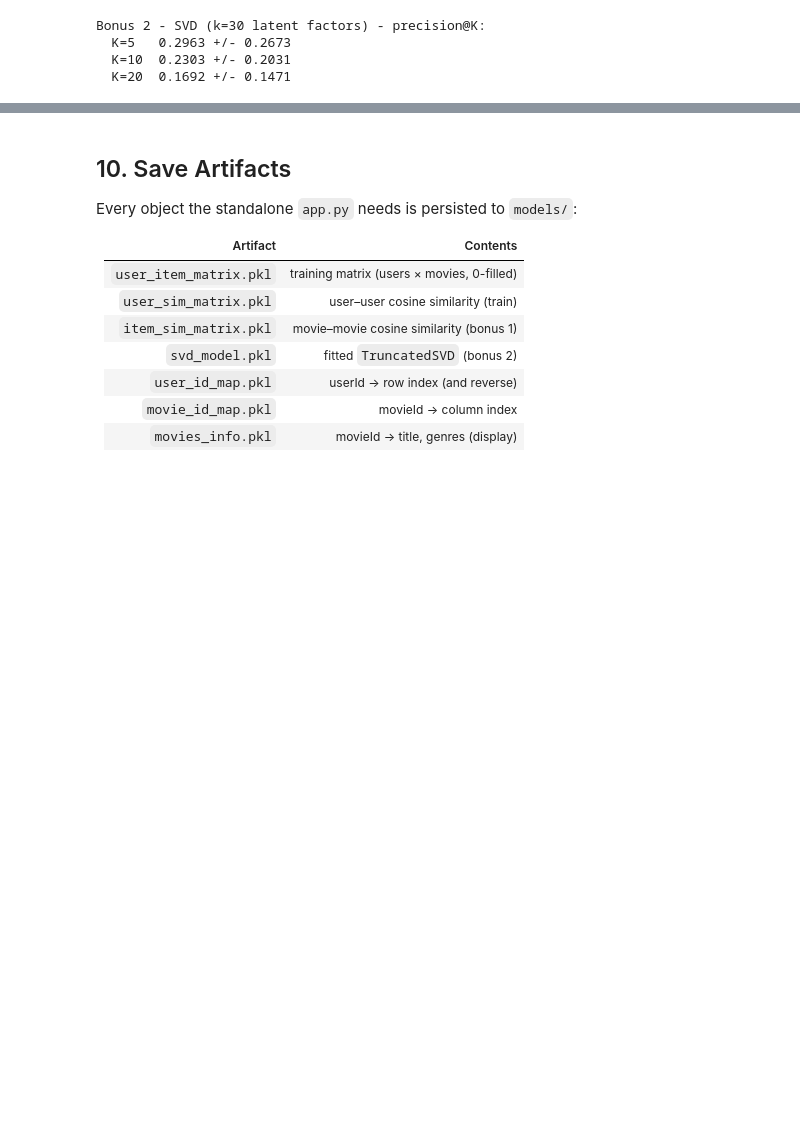
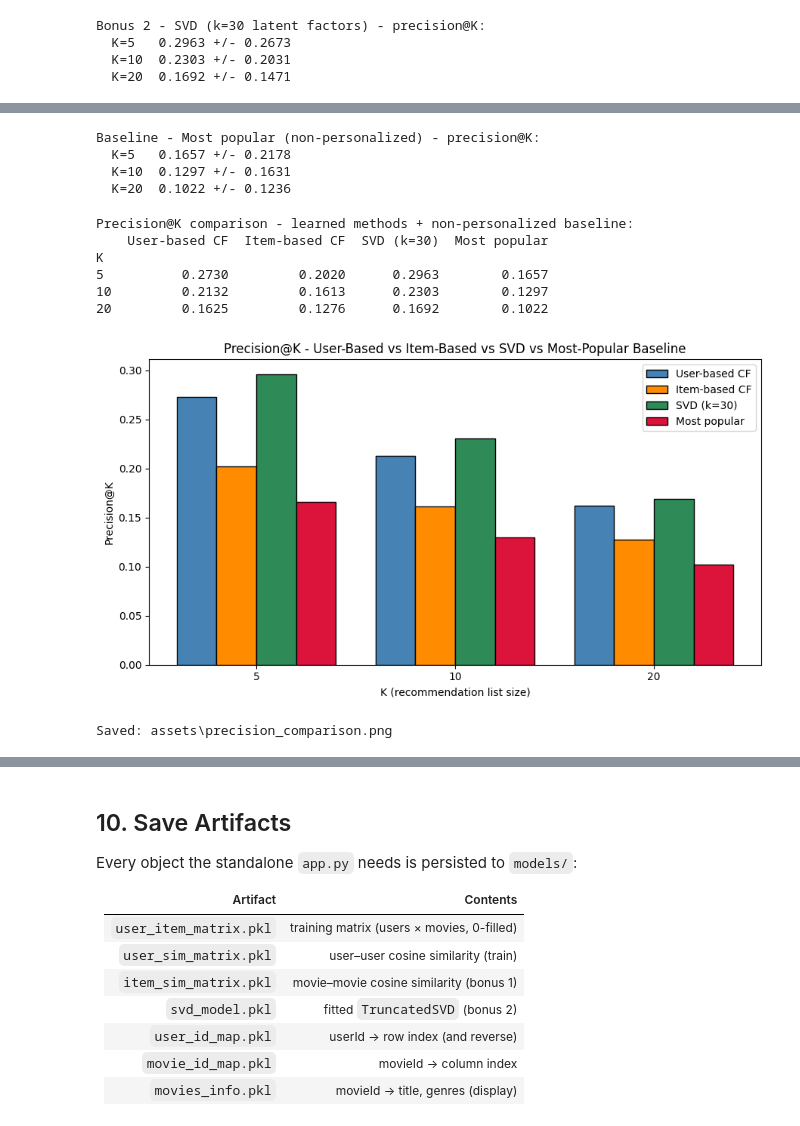
Before and after one commit to M-Amine-HM/elevvo_projects, a Jupyter notebook: task5-movie-recommendation-system/notebook.ipynb, the cells around one changed output, grey strips where cells are left out. Saved outputs shown, nothing was run; the diff lists cells and outputs as text; code cells hidden in the pictures; blank space fills up the shorter version.

```diff
--- a/task5-movie-recommendation-system/notebook.ipynb
+++ b/task5-movie-recommendation-system/notebook.ipynb
@@ -539,0 +543,58 @@ Saved: assets\precision_comparison.png
+# %%
+# --- Baseline: most popular (non-personalized) ---
+movie_popularity = np.count_nonzero(train_zero, axis=0).astype(float)
+
+
+def popularity_scores(_user_idx):
+    """Identical score vector for every user; recommend() excludes each user's seen movies."""
+    return movie_popularity
+
+
+pop_res, pop_std = evaluate_precision(eval_users, heldout, train_zero, user_sim,
+                                      score_fn=popularity_scores)
+print("Baseline - Most popular (non-personalized) - precision@K:")
+for k in K_VALUES:
+    print(f"  K={k:<3d} {pop_res[k]:.4f} +/- {pop_std[k]:.4f}")
+# %% [output]
+Baseline - Most popular (non-personalized) - precision@K:
+  K=5   0.1657 +/- 0.2178
+  K=10  0.1297 +/- 0.1631
+  K=20  0.1022 +/- 0.1236
+# %%
+methods = {
+    "User-based CF": p_at_k,
+    "Item-based CF": item_based[0],
+    "SVD (k=30)": svd_res[0],
+    "Most popular": pop_res,
+}
+comparison = pd.DataFrame(methods).loc[[k for k in K_VALUES]]
+comparison.index.name = "K"
+print("Precision@K comparison - learned methods + non-personalized baseline:")
+print(comparison.round(4).to_string())
+
+fig, ax = plt.subplots(figsize=(9, 5))
+x = np.arange(len(K_VALUES))
+width = 0.2
+palette = ["steelblue", "darkorange", "seagreen", "crimson"]
+for i, (name, scores) in enumerate(methods.items()):
+    ax.bar(x + (i - 1.5) * width, [scores[k] for k in K_VALUES],
+           width=width, label=name, color=palette[i], edgecolor="black")
+ax.set_xticks(x)
+ax.set_xticklabels([str(k) for k in K_VALUES])
+ax.set_xlabel("K (recommendation list size)")
+ax.set_ylabel("Precision@K")
+ax.set_title("Precision@K - User-Based vs Item-Based vs SVD vs Most-Popular Baseline")
+ax.legend()
+plt.tight_layout()
+plt.savefig(os.path.join(ASSETS_DIR, "precision_comparison.png"), dpi=150, bbox_inches="tight")
+plt.show()
+print("Saved:", os.path.join(ASSETS_DIR, "precision_comparison.png"))
+# %% [output]
+Precision@K comparison - learned methods + non-personalized baseline:
+    User-based CF  Item-based CF  SVD (k=30)  Most popular
+K
+5          0.2730         0.2020      0.2963        0.1657
+10         0.2132         0.1613      0.2303        0.1297
+20         0.1625         0.1276      0.1692        0.1022
+[figure, added]
+Saved: assets\precision_comparison.png
```
Also changed, not shown: parts of 7 cells of this notebook, 4 other files.
